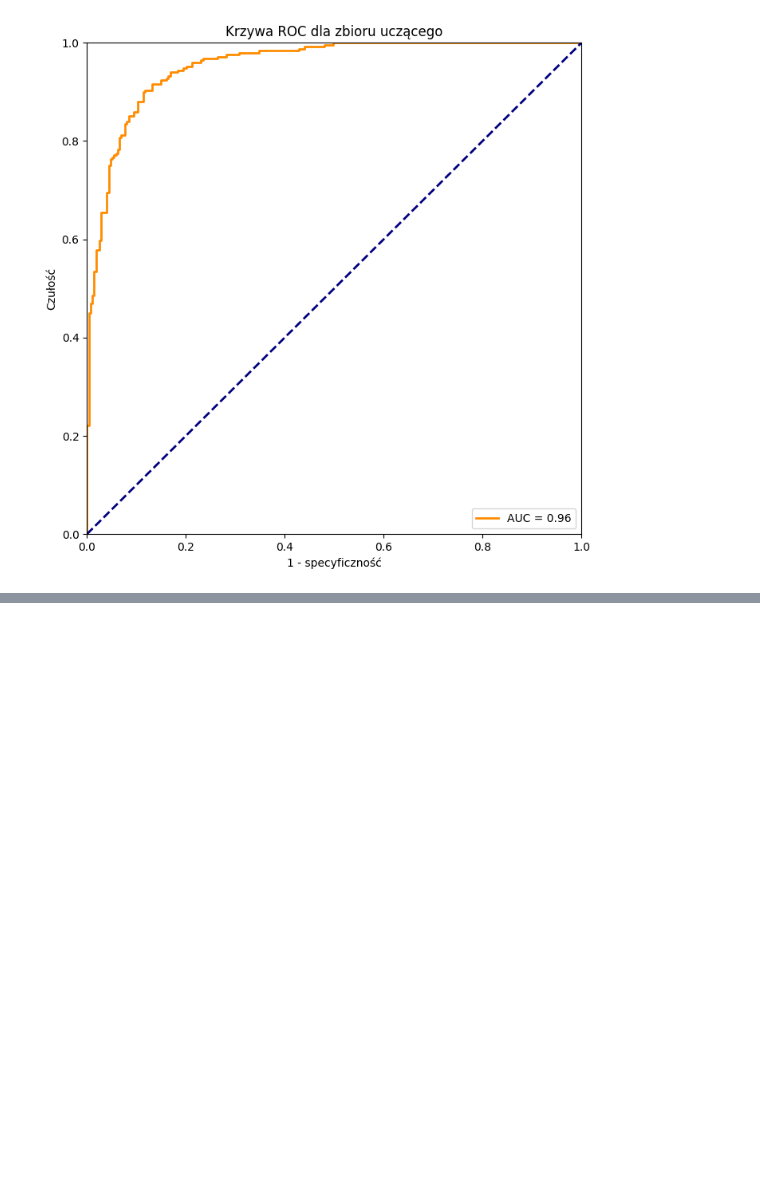
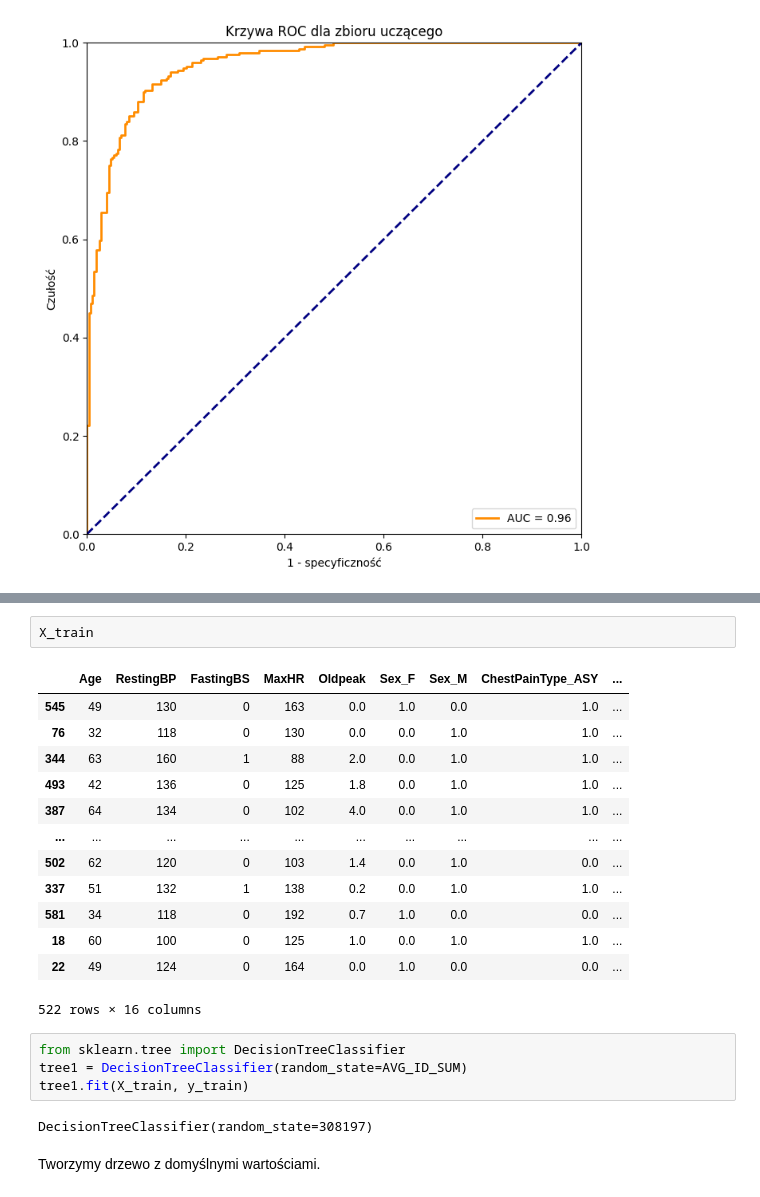
Before and after one commit to janluk00/heart-disease-predicting-models, a Jupyter notebook: models.ipynb, the cells around one changed output, grey strips where cells are left out. Drawn from its saved outputs; the diff is of its cells as text; blank space fills up the shorter version.

```diff
--- a/models.ipynb
+++ b/models.ipynb
@@ -329,0 +379,24 @@ ROC(y_train, y_train_score, "Krzywa ROC dla zbioru uczącego")
+# %%
+X_train
+# %% [output]
+|  | Age | RestingBP | FastingBS | MaxHR | Oldpeak | Sex_F | Sex_M | ChestPainType_ASY | ... |
+| 545 | 49 | 130 | 0 | 163 | 0.0 | 1.0 | 0.0 | 1.0 | ... |
+| 76 | 32 | 118 | 0 | 130 | 0.0 | 0.0 | 1.0 | 1.0 | ... |
+| 344 | 63 | 160 | 1 | 88 | 2.0 | 0.0 | 1.0 | 1.0 | ... |
+| 493 | 42 | 136 | 0 | 125 | 1.8 | 0.0 | 1.0 | 1.0 | ... |
+| 387 | 64 | 134 | 0 | 102 | 4.0 | 0.0 | 1.0 | 1.0 | ... |
+| ... | ... | ... | ... | ... | ... | ... | ... | ... | ... |
+| 502 | 62 | 120 | 0 | 103 | 1.4 | 0.0 | 1.0 | 0.0 | ... |
+| 337 | 51 | 132 | 1 | 138 | 0.2 | 0.0 | 1.0 | 1.0 | ... |
+| 581 | 34 | 118 | 0 | 192 | 0.7 | 1.0 | 0.0 | 0.0 | ... |
+| 18 | 60 | 100 | 0 | 125 | 1.0 | 0.0 | 1.0 | 1.0 | ... |
+| 22 | 49 | 124 | 0 | 164 | 0.0 | 1.0 | 0.0 | 0.0 | ... |
+522 rows × 16 columns
+# %%
+from sklearn.tree import DecisionTreeClassifier
+tree1 = DecisionTreeClassifier(random_state=AVG_ID_SUM)
+tree1.fit(X_train, y_train)
+# %% [output]
+DecisionTreeClassifier(random_state=308197)
+# %% [markdown]
+Tworzymy drzewo z domyślnymi wartościami.
```
Also changed, not shown: parts of 29 cells of this notebook.
